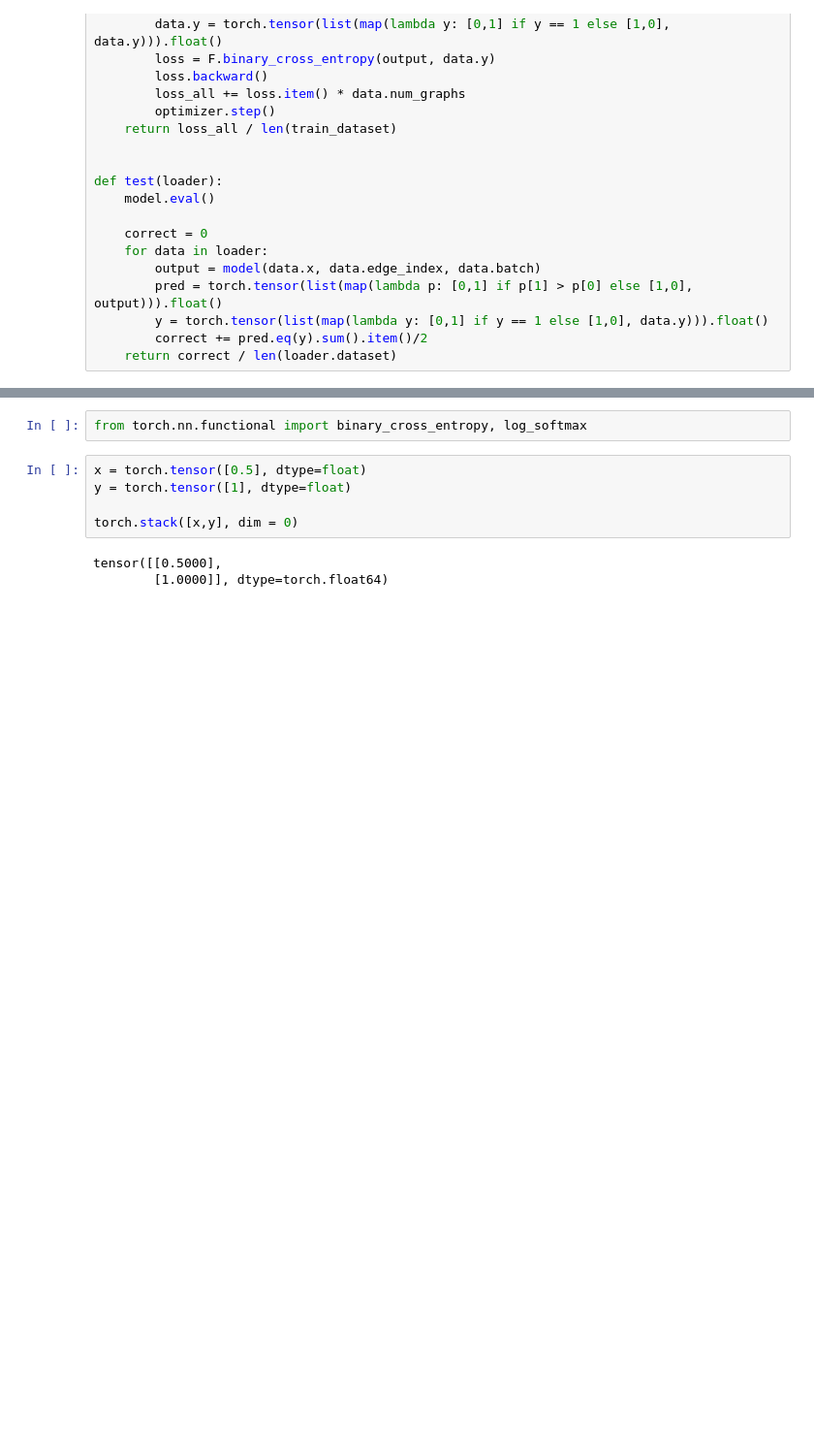
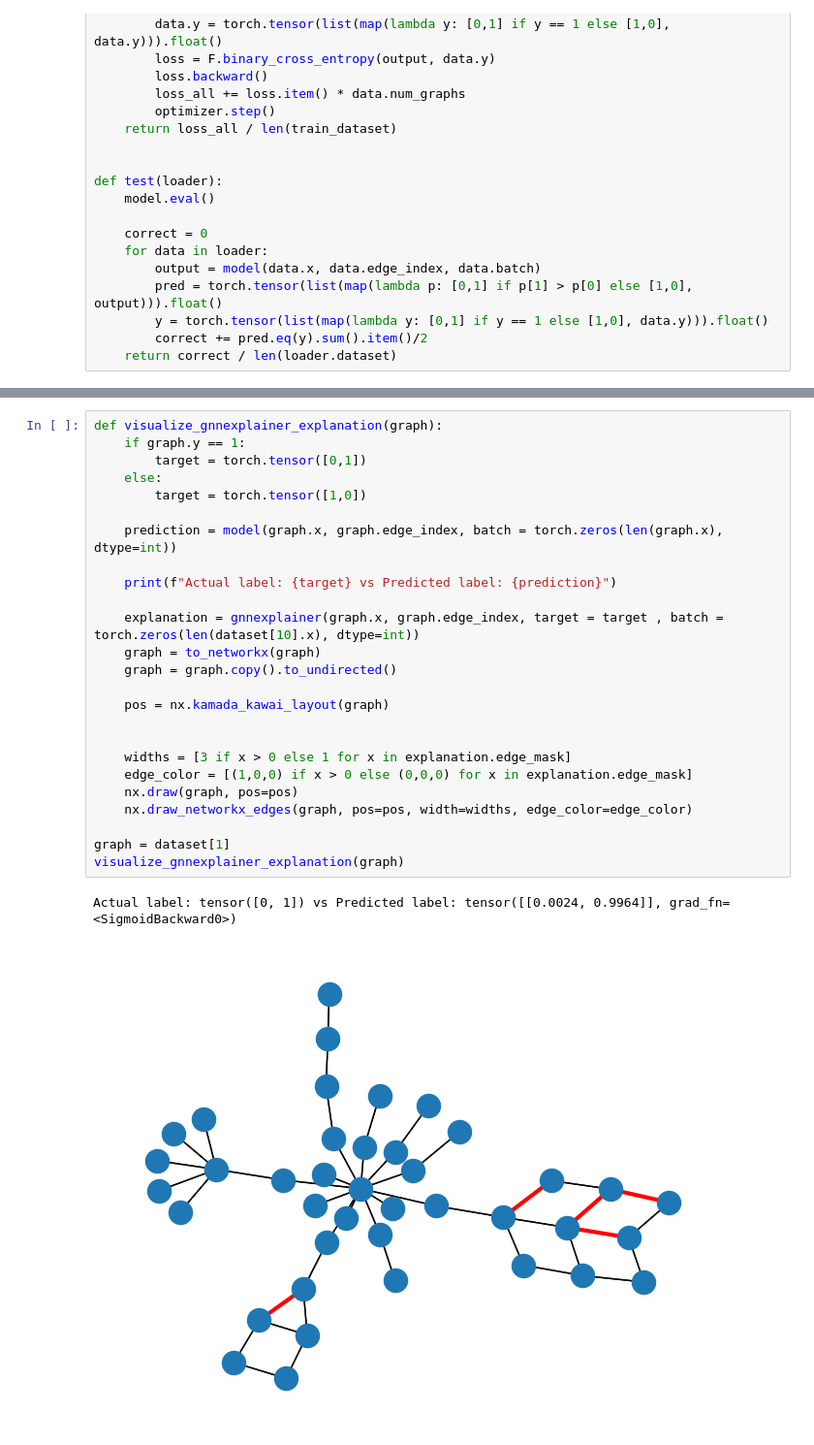
Before and after one commit to FjodorGit/gnn-explainers, a Jupyter notebook: src/GNN Graph Prediction.ipynb, the cells around one changed output, grey strips where cells are left out. Shown at 97% size. Saved outputs shown, nothing was run; the diff lists cells and outputs as text; blank space fills up the shorter version.

Commit message:
added explanation visualization

```diff
--- a/src/GNN Graph Prediction.ipynb
+++ b/src/GNN Graph Prediction.ipynb
@@ -212,11 +220,29 @@ DummyExplainer unfaithfulness: 0.9830990619957447
 KeyboardInterrupt:
-# %%
-from torch.nn.functional import binary_cross_entropy, log_softmax
-# %%
-x = torch.tensor([0.5], dtype=float)
-y = torch.tensor([1], dtype=float)
-
-torch.stack([x,y], dim = 0)
-# %% [output]
-tensor([[0.5000],
-        [1.0000]], dtype=torch.float64)
+# %%
+def visualize_gnnexplainer_explanation(graph):
+    if graph.y == 1:
+        target = torch.tensor([0,1])
+    else:
+        target = torch.tensor([1,0])
+
+    prediction = model(graph.x, graph.edge_index, batch = torch.zeros(len(graph.x), dtype=int))
+
+    print(f"Actual label: {target} vs Predicted label: {prediction}")
+
+    explanation = gnnexplainer(graph.x, graph.edge_index, target = target , batch = torch.zeros(len(dataset[10].x), dtype=int))
+    graph = to_networkx(graph)
+    graph = graph.copy().to_undirected()
+
+    pos = nx.kamada_kawai_layout(graph)
+
+
+    widths = [3 if x > 0 else 1 for x in explanation.edge_mask]
+    edge_color = [(1,0,0) if x > 0 else (0,0,0) for x in explanation.edge_mask]
+    nx.draw(graph, pos=pos)
+    nx.draw_networkx_edges(graph, pos=pos, width=widths, edge_color=edge_color)
+
+graph = dataset[1]
+visualize_gnnexplainer_explanation(graph)
+# %% [output]
+Actual label: tensor([0, 1]) vs Predicted label: tensor([[0.0024, 0.9964]], grad_fn=<SigmoidBackward0>)
+[figure, added]
```
Also changed, not shown: parts of 5 cells of this notebook.
